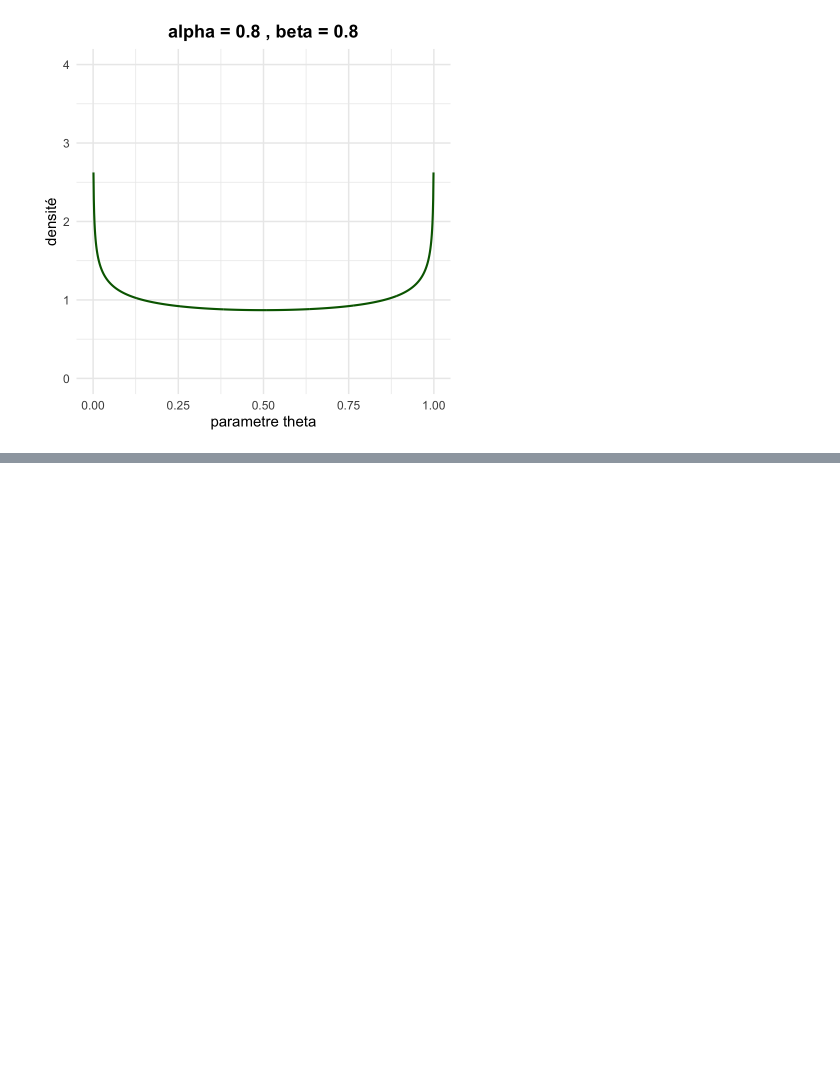
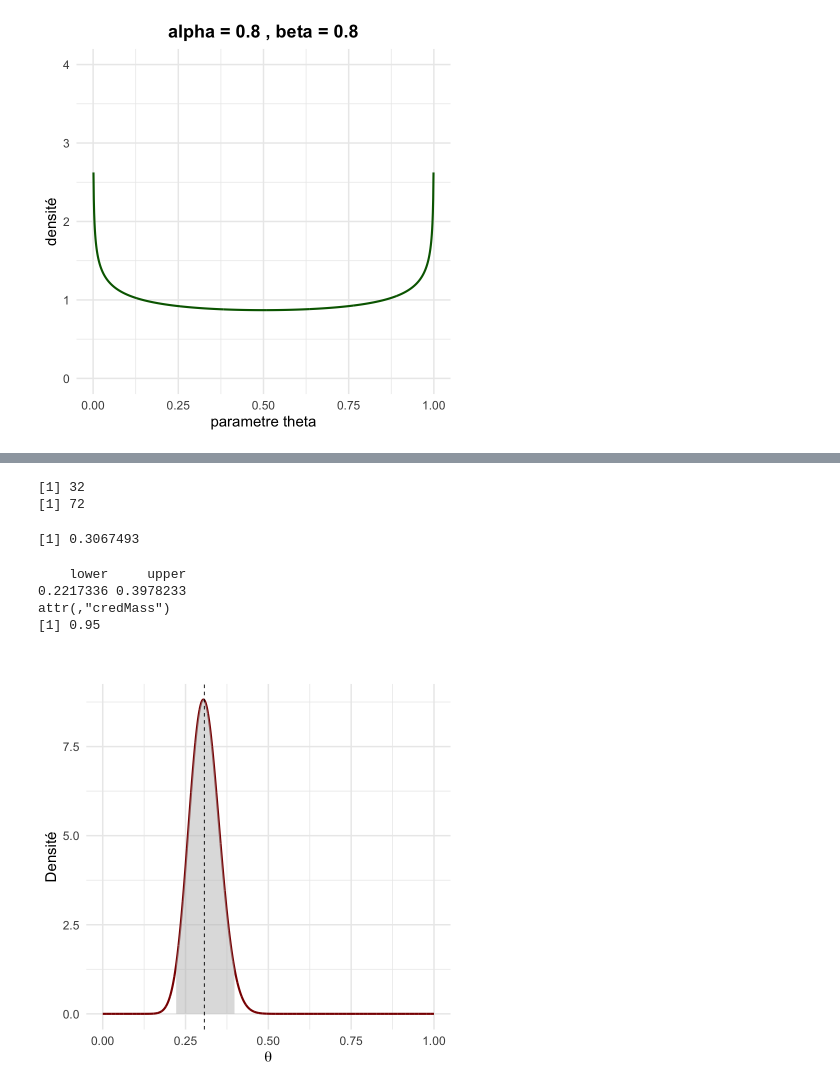
Before and after one commit to Affect-Learning-Decisions-Lab/cours_751526, a Jupyter notebook: priors/priors.ipynb, the cells around one changed output, grey strips where cells are left out. Saved outputs shown, nothing was run; the diff lists cells and outputs as text; code cells hidden in the pictures; blank space fills up the shorter version.

```diff
--- a/priors/priors.ipynb
+++ b/priors/priors.ipynb
@@ -192,0 +264,53 @@ ggplot(data.frame(x, y), aes(x, y)) +
+# %%
+# hyper paramètres de la distribution a priori
+alpha_pr = 2
+beta_pr  = 2
+
+# data
+k = 30
+n = 100
+
+# hyper paramètres de la distribution a posteriori
+alpha <- alpha_pr + k
+beta  <- beta_pr + n - k
+
+print(alpha)
+print(beta)
+
+# Create a grid of values between 0 and 1
+x <- seq(0.0001, 0.9999, by = 0.0001)
+y <- dbeta(x, alpha, beta)
+# %% [output]
+[1] 32
+[1] 72
+# %%
+samples <- rbeta(10000, alpha, beta)
+median_simulated <- median(samples)
+print(median_simulated)
+# %% [output]
+[1] 0.3067493
+# %%
+samples <- rbeta(10000, alpha, beta)
+hdi_bounds <- hdi(samples, credMass = 0.95)
+print(hdi_bounds)
+# %% [output]
+    lower     upper
+0.2217336 0.3978233
+attr(,"credMass")
+[1] 0.95
+# %%
+# Data for plotting
+df <- data.frame(x = x, y = y)
+
+# Create the plot
+ggplot(df, aes(x = x, y = y)) +
+  geom_line(color = "darkred", linewidth = 1.2) +
+  geom_area(data = subset(df, x >= hdi_bounds[1] & x <= hdi_bounds[2]),
+            aes(x = x, y = y), fill = "gray", alpha = 0.5) +
+  geom_vline(xintercept = median_simulated, linetype = "dashed", color = "black") +
+  labs(title = "",
+       x = expression(theta),
+       y = "Densité") +
+  theme_minimal(base_size = 18)
+# %% [output]
+[figure, added]
```
Also changed, not shown: parts of 15 cells of this notebook, 1 other file.
